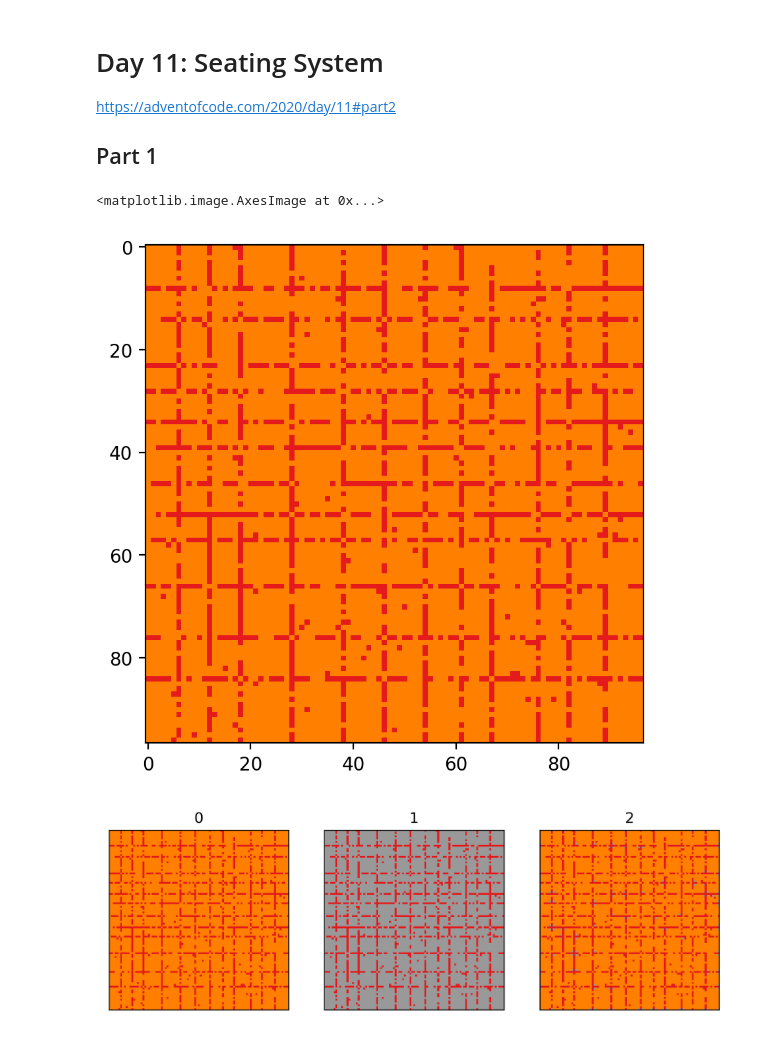
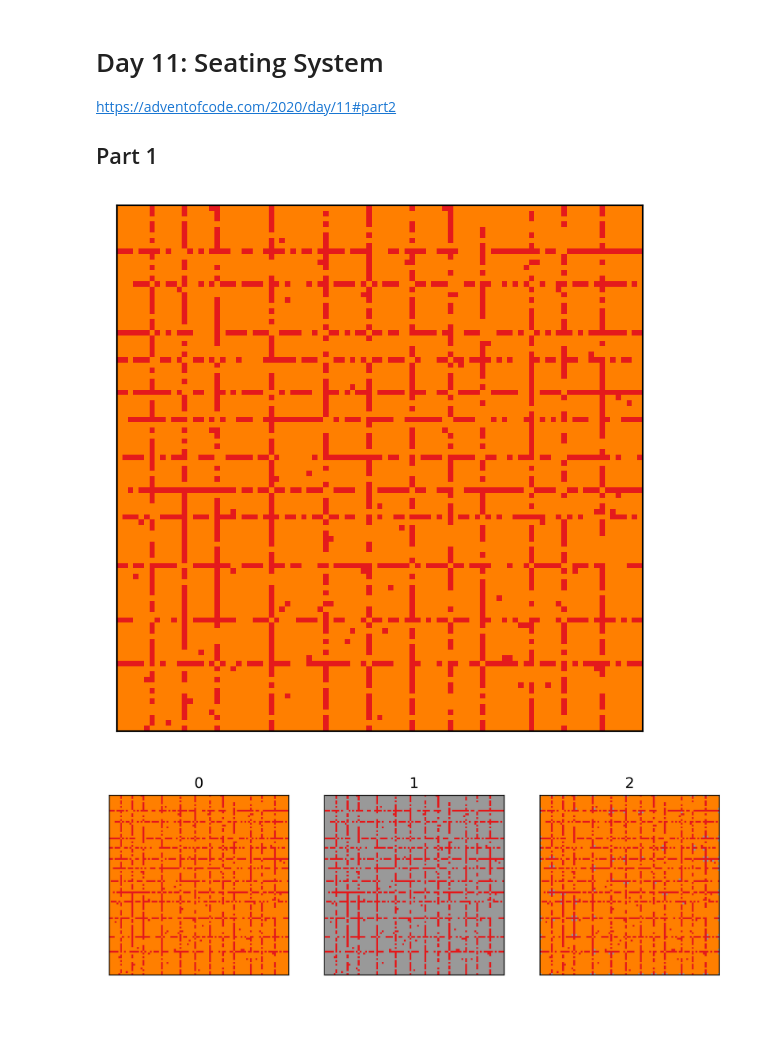
Before and after one commit to marcodelmastro/AdventOfCode2020, a Jupyter notebook: Day 11.ipynb, the cells around one changed output. Drawn from its saved outputs; the diff is of its cells as text; code cells hidden in the pictures.

```diff
--- a/Day 11.ipynb
+++ b/Day 11.ipynb
@@ -37,16 +37,17 @@ def getSeatMaps(filename):
 # %%
 #filename = "data/day11text0.txt"
 filename = "data/input11.txt"
 
 iniseats, floor = getSeatMaps(filename)
 
 _cmap = plt.cm.Set1
 
-fig = plt.figure(figsize=(5,5),dpi=200)
-plt.imshow(iniseats,cmap=_cmap,vmin=-1,vmax=1)
+f = plt.figure(figsize=(5,5),dpi=200)
+f = plt.imshow(iniseats,cmap=_cmap,vmin=-1,vmax=1)
+f.axes.get_xaxis().set_visible(False)
+f.axes.get_yaxis().set_visible(False)
 # %% [output]
-<matplotlib.image.AxesImage at 0x...>
-[figure, old version]
+[figure, new version]
 # %%
 def evolveSeats(seats,floor):
     (nr,nc) = np.shape(seats)
```
Also changed, not shown: parts of 4 cells of this notebook, 2 other files.
